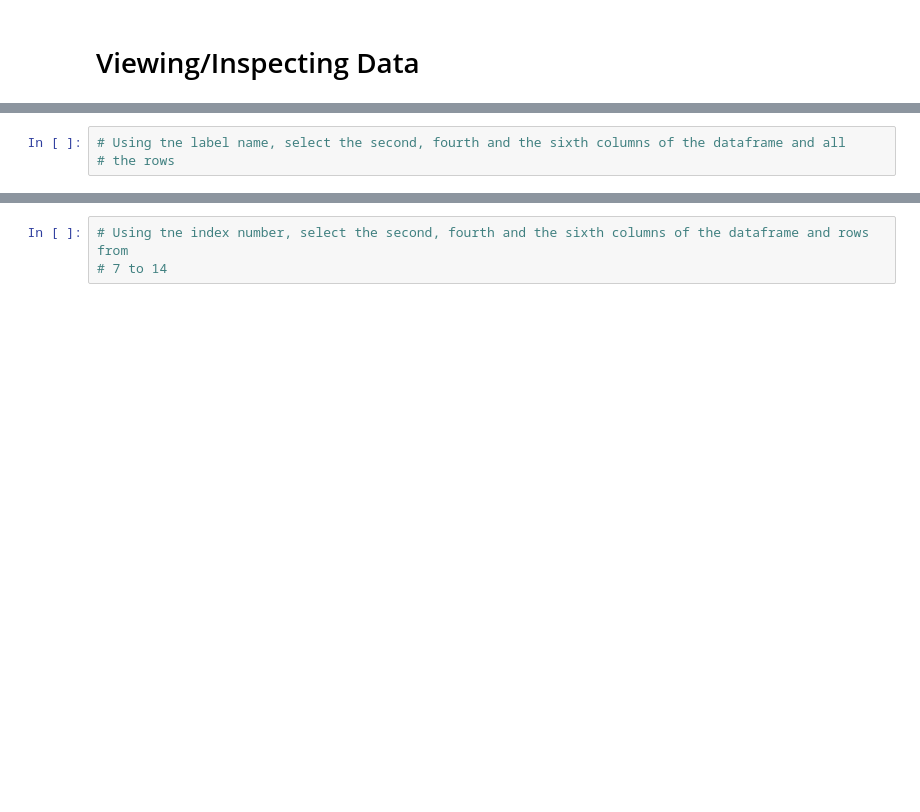
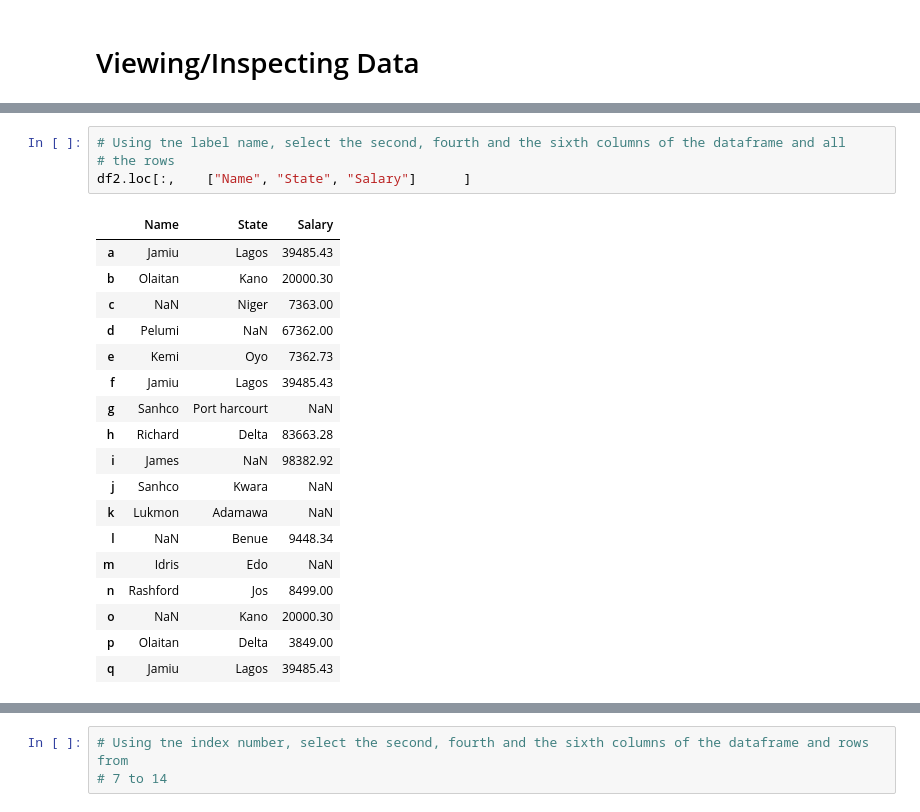
Before and after one commit to kazeemolaitanmusbau/Instructing--folder, a Jupyter notebook: Introduction to pandas.ipynb, the cells around one changed output, grey strips where cells are left out. Drawn from its saved outputs; the diff is of its cells as text; blank space fills up the shorter version.

```diff
--- a/Introduction to pandas.ipynb
+++ b/Introduction to pandas.ipynb
@@ -377,4 +513,24 @@ df_display
 # %%
 # Using tne label name, select the second, fourth and the sixth columns of the dataframe and all
 # the rows
+df2.loc[:,    ["Name", "State", "Salary"]      ]
+# %% [output]
+|  | Name | State | Salary |
+| a | Jamiu | Lagos | 39485.43 |
+| b | Olaitan | Kano | 20000.30 |
+| c | NaN | Niger | 7363.00 |
+| d | Pelumi | NaN | 67362.00 |
+| e | Kemi | Oyo | 7362.73 |
+| f | Jamiu | Lagos | 39485.43 |
+| g | Sanhco | Port harcourt | NaN |
+| h | Richard | Delta | 83663.28 |
+| i | James | NaN | 98382.92 |
+| j | Sanhco | Kwara | NaN |
+| k | Lukmon | Adamawa | NaN |
+| l | NaN | Benue | 9448.34 |
+| m | Idris | Edo | NaN |
+| n | Rashford | Jos | 8499.00 |
+| o | NaN | Kano | 20000.30 |
+| p | Olaitan | Delta | 3849.00 |
+| q | Jamiu | Lagos | 39485.43 |
 # %%
```
Also changed, not shown: parts of 17 cells of this notebook.
